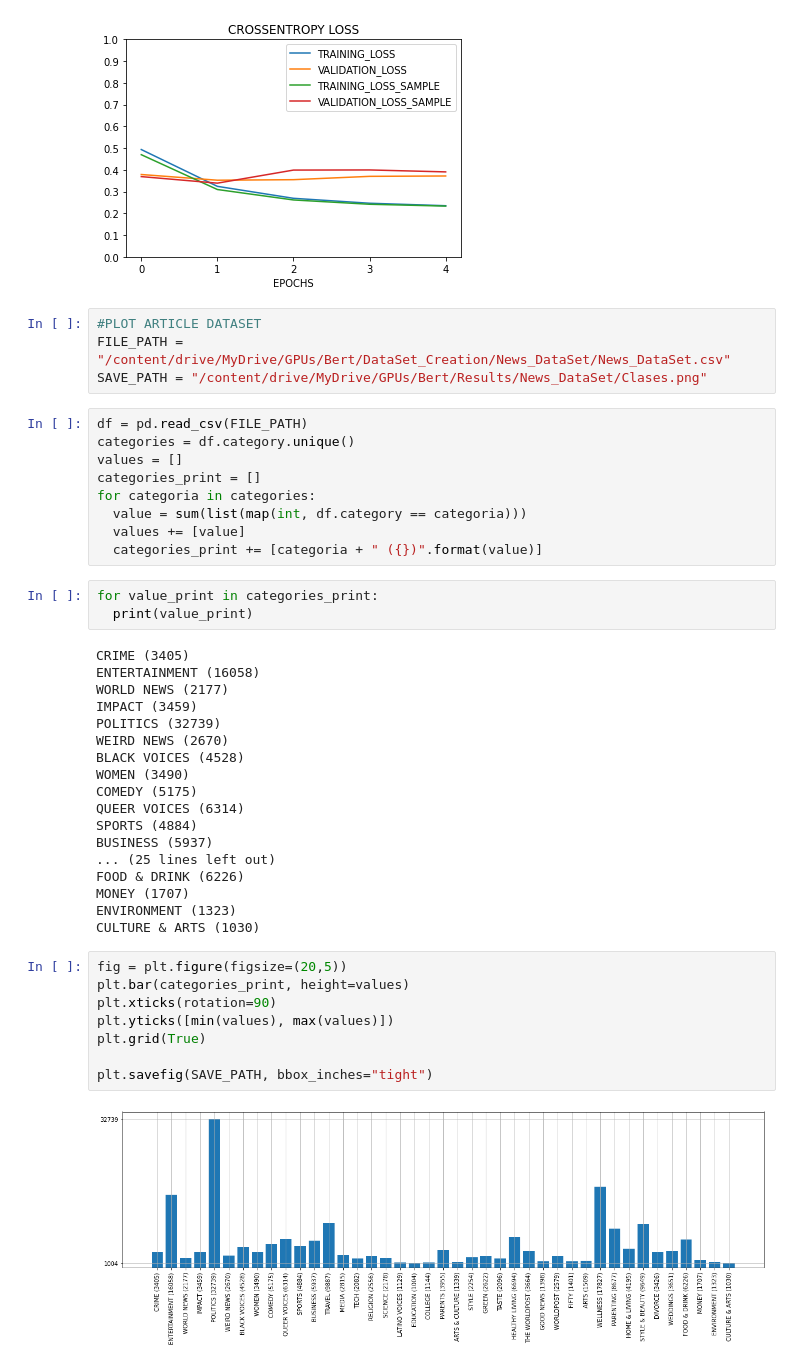
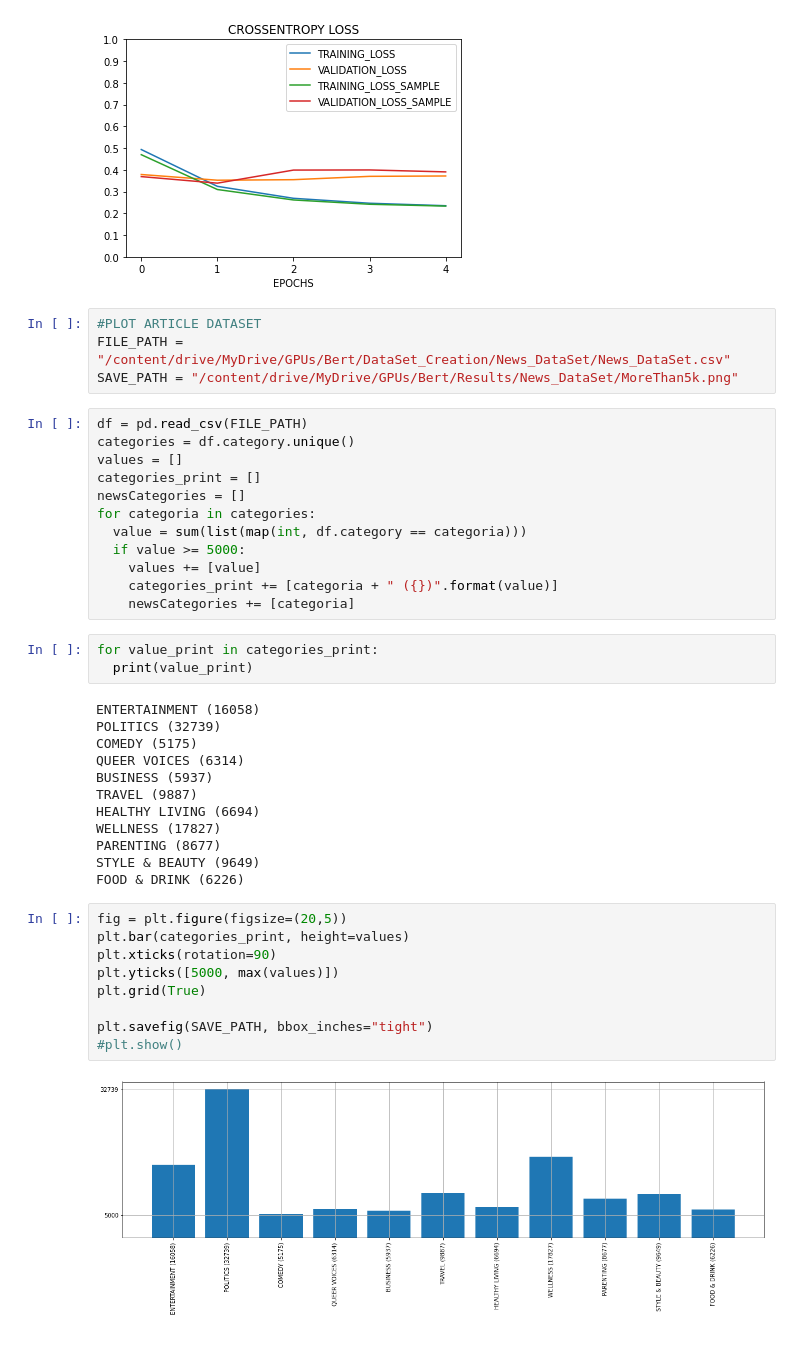
Before and after one commit to masanmas/GPUs, a Jupyter notebook: Bert/Results/APP_Review/PlotData.ipynb, the cells around one changed output. Cells and saved outputs as stored; diff of their text form.

```diff
--- a/Bert/Results/APP_Review/PlotData.ipynb
+++ b/Bert/Results/APP_Review/PlotData.ipynb
@@ -61,44 +61,42 @@ plt.savefig(SAVE_PATH + "LOSS")
 # %%
 #PLOT ARTICLE DATASET
 FILE_PATH = "/content/drive/MyDrive/GPUs/Bert/DataSet_Creation/News_DataSet/News_DataSet.csv"
-SAVE_PATH = "/content/drive/MyDrive/GPUs/Bert/Results/News_DataSet/Clases.png"
+SAVE_PATH = "/content/drive/MyDrive/GPUs/Bert/Results/News_DataSet/MoreThan5k.png"
 # %%
 df = pd.read_csv(FILE_PATH)
 categories = df.category.unique()
 values = []
 categories_print = []
+newsCategories = []
 for categoria in categories:
   value = sum(list(map(int, df.category == categoria)))
-  values += [value]
-  categories_print += [categoria + " ({})".format(value)]
+  if value >= 5000:
+    values += [value]
+    categories_print += [categoria + " ({})".format(value)]
+    newsCategories += [categoria]
 # %%
 for value_print in categories_print:
   print(value_print)
 # %% [output]
-CRIME (3405)
 ENTERTAINMENT (16058)
-WORLD NEWS (2177)
-IMPACT (3459)
 POLITICS (32739)
-WEIRD NEWS (2670)
-BLACK VOICES (4528)
-WOMEN (3490)
 COMEDY (5175)
 QUEER VOICES (6314)
-SPORTS (4884)
 BUSINESS (5937)
-... (25 lines left out)
+TRAVEL (9887)
+HEALTHY LIVING (6694)
+WELLNESS (17827)
+PARENTING (8677)
+STYLE & BEAUTY (9649)
 FOOD & DRINK (6226)
-MONEY (1707)
-ENVIRONMENT (1323)
-CULTURE & ARTS (1030)
 # %%
 fig = plt.figure(figsize=(20,5))
 plt.bar(categories_print, height=values)
 plt.xticks(rotation=90)
-plt.yticks([min(values), max(values)])
+plt.yticks([5000, max(values)])
 plt.grid(True)
 
 plt.savefig(SAVE_PATH, bbox_inches="tight")
+#plt.show()
 # %% [output]
-[figure, old version]
+[figure, new version]
```
Also changed, not shown: parts of 2 cells of this notebook, 3 other files.
